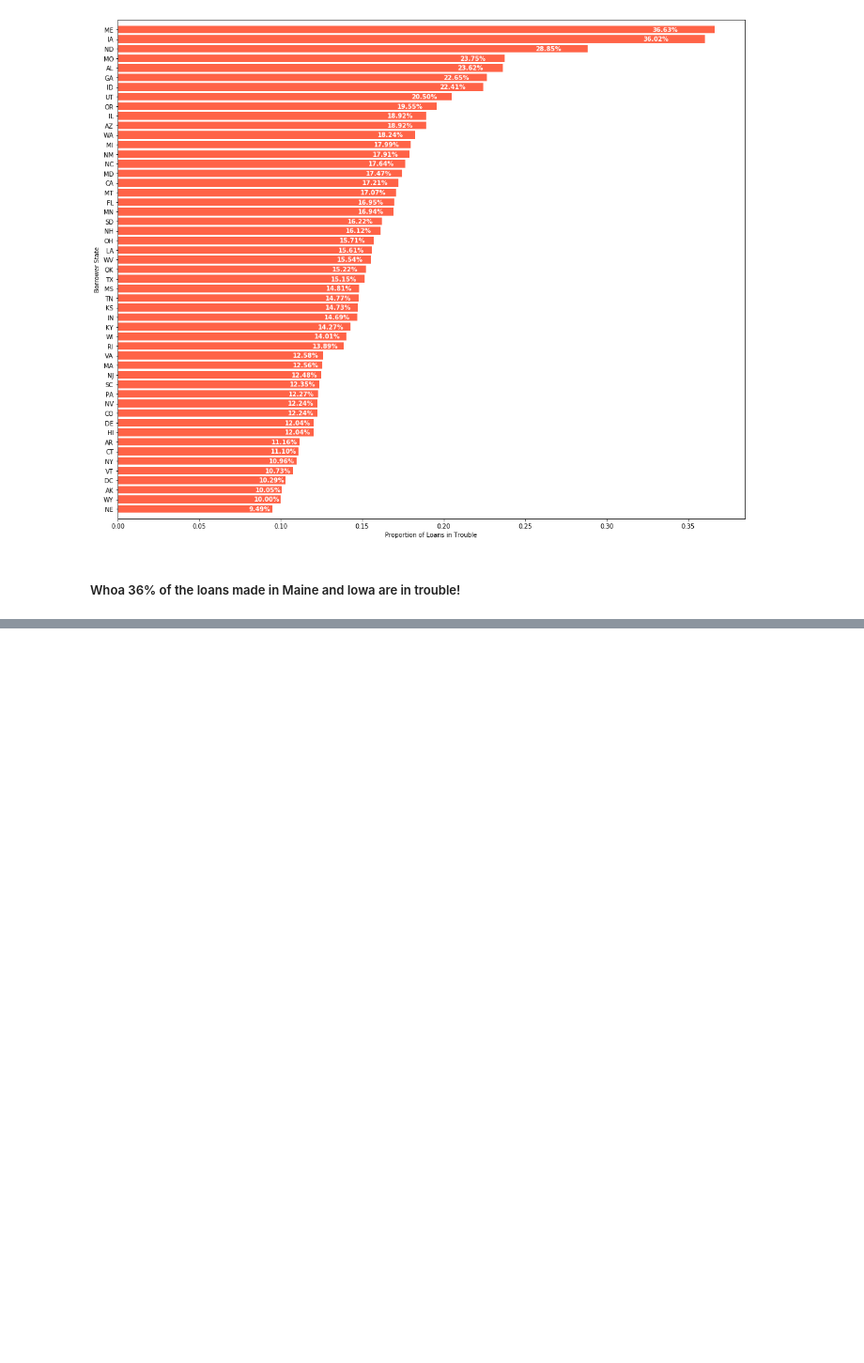
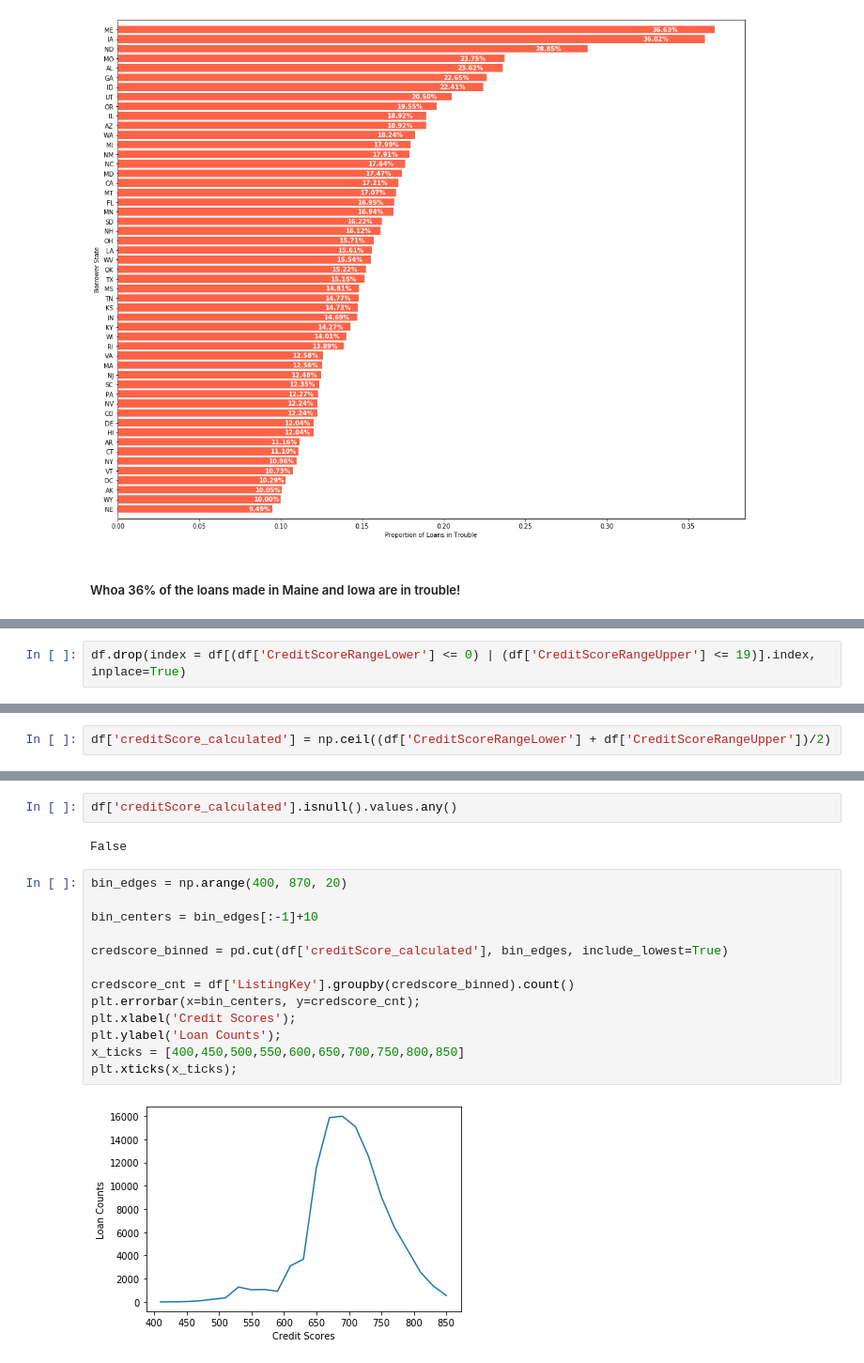
Before and after one commit to Dee-Dua/prosper-loans, a Jupyter notebook: exploration_template.ipynb, the cells around one changed output, grey strips where cells are left out. Shown at 94% size. Saved outputs shown, nothing was run; the diff lists cells and outputs as text; blank space fills up the shorter version.

```diff
--- a/exploration_template.ipynb
+++ b/exploration_template.ipynb
@@ -558,0 +547,2 @@ plt.legend(cat2_order);
+# %%
+df.drop(index = df[(df['CreditScoreRangeLower'] <= 0) | (df['CreditScoreRangeUpper'] <= 19)].index, inplace=True)
@@ -558,0 +553,2 @@ plt.legend(cat2_order);
+# %%
+df['creditScore_calculated'] = np.ceil((df['CreditScoreRangeLower'] + df['CreditScoreRangeUpper'])/2)
@@ -558,0 +567,19 @@ plt.legend(cat2_order);
+# %%
+df['creditScore_calculated'].isnull().values.any()
+# %% [output]
+False
+# %%
+bin_edges = np.arange(400, 870, 20)
+
+bin_centers = bin_edges[:-1]+10
+
+credscore_binned = pd.cut(df['creditScore_calculated'], bin_edges, include_lowest=True)
+
+credscore_cnt = df['ListingKey'].groupby(credscore_binned).count()
+plt.errorbar(x=bin_centers, y=credscore_cnt);
+plt.xlabel('Credit Scores');
+plt.ylabel('Loan Counts');
+x_ticks = [400,450,500,550,600,650,700,750,800,850]
+plt.xticks(x_ticks);
+# %% [output]
+[figure, added]
```
Also changed, not shown: parts of 26 cells of this notebook.
